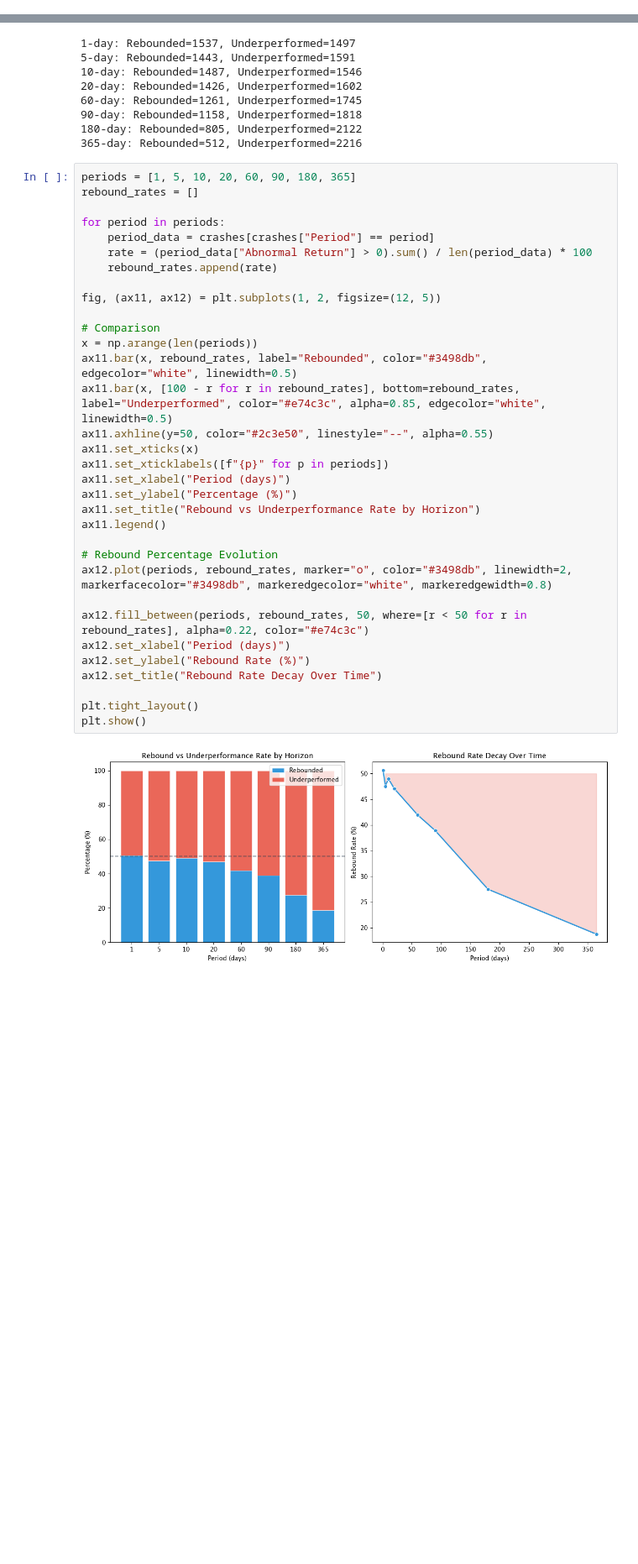
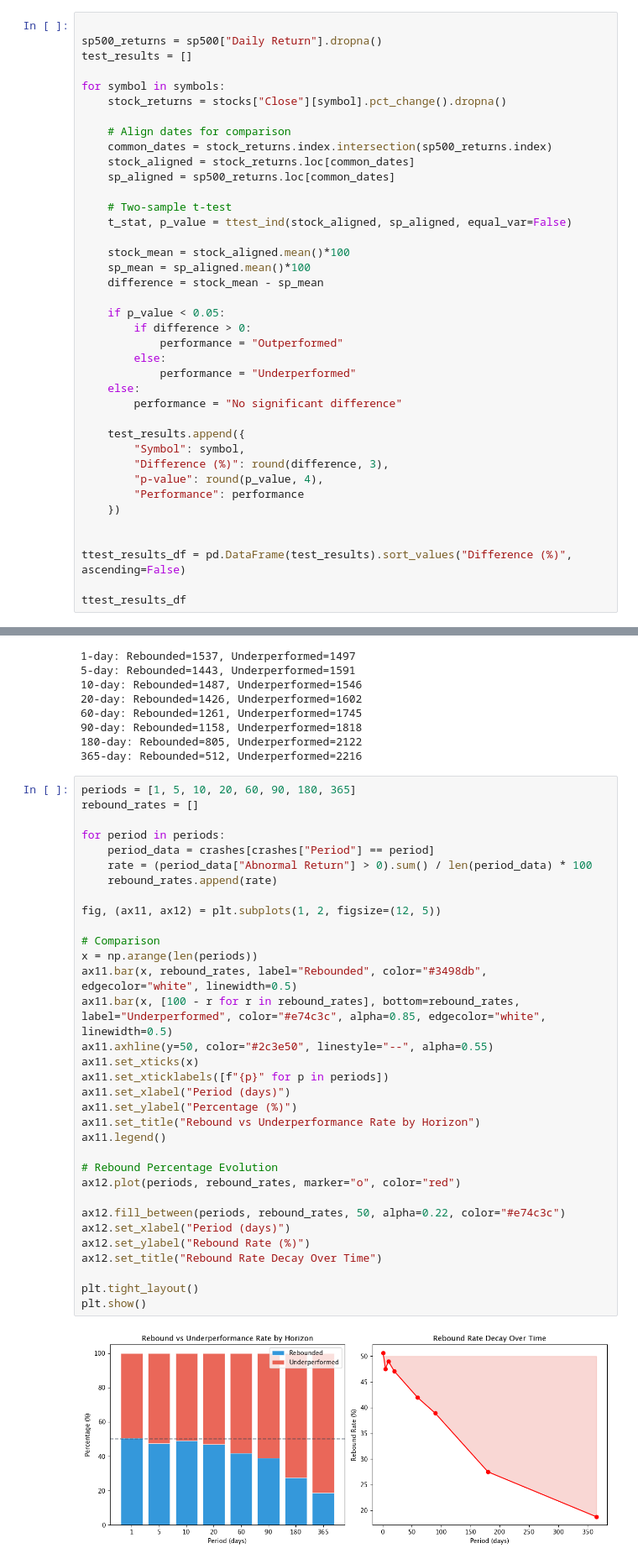
Before and after one commit to yannzg/sp500-rebounds, a Jupyter notebook: analysis.ipynb, the cells around one changed output, grey strips where cells are left out. Shown at 84% size. Drawn from its saved outputs; the diff is of its cells as text; blank space fills up the shorter version.

```diff
--- a/analysis.ipynb
+++ b/analysis.ipynb
@@ -533,0 +535,39 @@ Replaced FI with AFL (Financials)
+# %%
+
+sp500_returns = sp500["Daily Return"].dropna()
+test_results = []
+
+for symbol in symbols:
+    stock_returns = stocks["Close"][symbol].pct_change().dropna()
+
+    # Align dates for comparison
+    common_dates = stock_returns.index.intersection(sp500_returns.index)
+    stock_aligned = stock_returns.loc[common_dates]
+    sp_aligned = sp500_returns.loc[common_dates]
+
+    # Two-sample t-test
+    t_stat, p_value = ttest_ind(stock_aligned, sp_aligned, equal_var=False)
+
+    stock_mean = stock_aligned.mean()*100
+    sp_mean = sp_aligned.mean()*100
+    difference = stock_mean - sp_mean
+
+    if p_value < 0.05:
+        if difference > 0:
+            performance = "Outperformed"
+        else:
+            performance = "Underperformed"
+    else:
+        performance = "No significant difference"
+
+    test_results.append({
+        "Symbol": symbol,
+        "Difference (%)": round(difference, 3),
+        "p-value": round(p_value, 4),
+        "Performance": performance
+    })
+
+
+ttest_results_df = pd.DataFrame(test_results).sort_values("Difference (%)", ascending=False)
+
+ttest_results_df
@@ -803,33 +863,33 @@ periods = [1, 5, 10, 20, 60, 90, 180, 365]
 rebound_rates = []
 
 for period in periods:
     period_data = crashes[crashes["Period"] == period]
     rate = (period_data["Abnormal Return"] > 0).sum() / len(period_data) * 100
     rebound_rates.append(rate)
 
 fig, (ax11, ax12) = plt.subplots(1, 2, figsize=(12, 5))
 
 # Comparison
 x = np.arange(len(periods))
 ax11.bar(x, rebound_rates, label="Rebounded", color="#3498db", edgecolor="white", linewidth=0.5)
 ax11.bar(x, [100 - r for r in rebound_rates], bottom=rebound_rates, label="Underperformed", color="#e74c3c", alpha=0.85, edgecolor="white", linewidth=0.5)
 ax11.axhline(y=50, color="#2c3e50", linestyle="--", alpha=0.55)
 ax11.set_xticks(x)
 ax11.set_xticklabels([f"{p}" for p in periods])
 ax11.set_xlabel("Period (days)")
 ax11.set_ylabel("Percentage (%)")
 ax11.set_title("Rebound vs Underperformance Rate by Horizon")
 ax11.legend()
 
 # Rebound Percentage Evolution
-ax12.plot(periods, rebound_rates, marker="o", color="#3498db", linewidth=2, markerfacecolor="#3498db", markeredgecolor="white", markeredgewidth=0.8)
+ax12.plot(periods, rebound_rates, marker="o", color="red")
 
-ax12.fill_between(periods, rebound_rates, 50, where=[r < 50 for r in rebound_rates], alpha=0.22, color="#e74c3c")
+ax12.fill_between(periods, rebound_rates, 50, alpha=0.22, color="#e74c3c")
 ax12.set_xlabel("Period (days)")
 ax12.set_ylabel("Rebound Rate (%)")
 ax12.set_title("Rebound Rate Decay Over Time")
 
 plt.tight_layout()
 plt.show()
 # %% [output]
-[figure, old version]
+[figure, new version]
```
Also changed, not shown: parts of 8 cells of this notebook.
